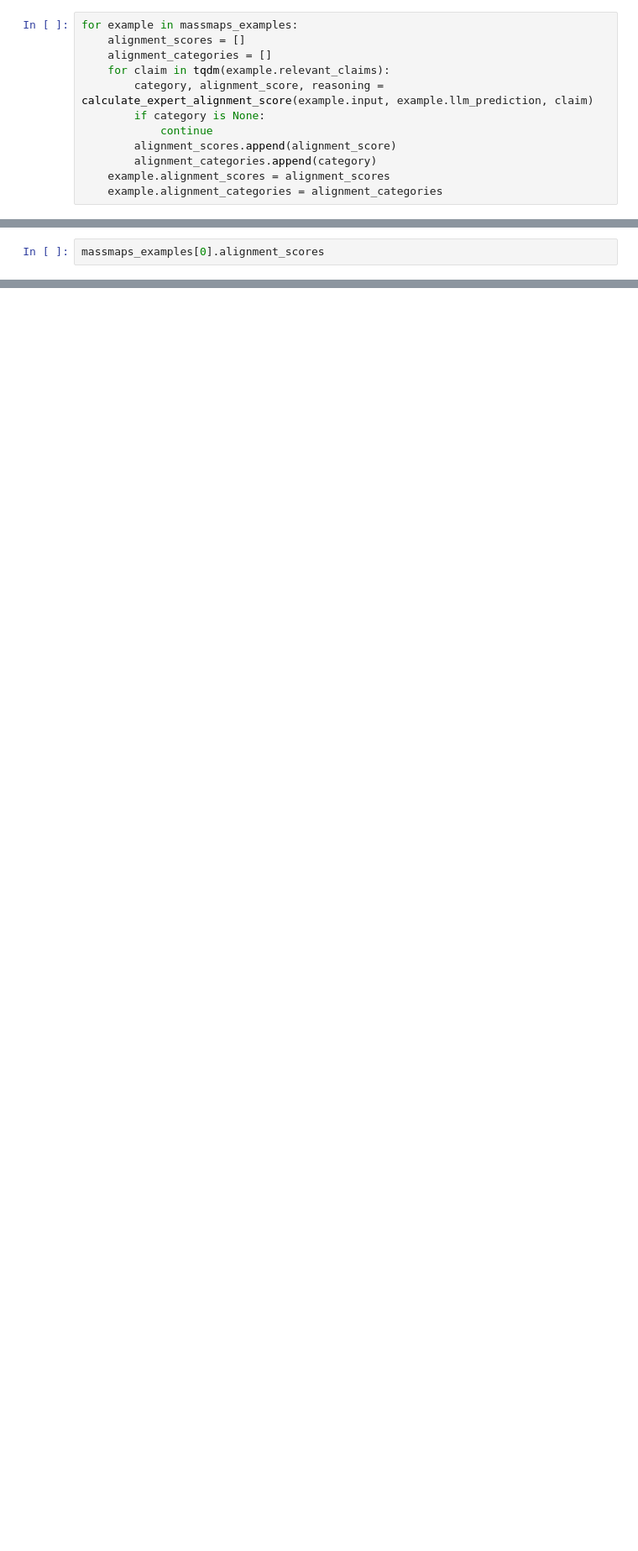
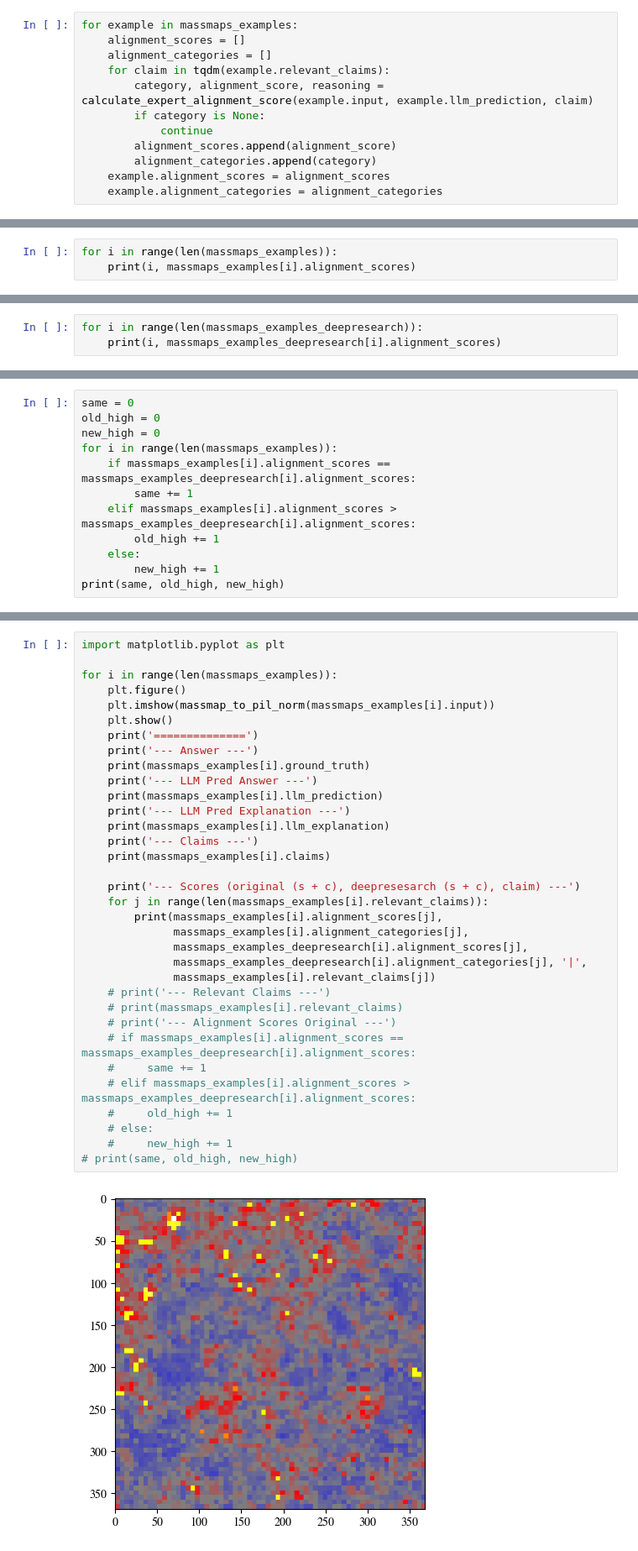
Before and after one commit to BrachioLab/FIX-2, a Jupyter notebook: notebooks/massmaps.ipynb, the cells around one changed output, grey strips where cells are left out. Shown at 84% size. Cells and saved outputs as stored; diff of their text form; blank space fills up the shorter version.

Commit message:
Update massmaps

```diff
--- a/notebooks/massmaps.ipynb
+++ b/notebooks/massmaps.ipynb
@@ -216,3 +213,4 @@ massmaps_examples[0].alignment_categories
 # %%
-massmaps_examples[0].alignment_scores
+for i in range(len(massmaps_examples)):
+    print(i, massmaps_examples[i].alignment_scores)
 # %% [output]
@@ -219,0 +335,3 @@ massmaps_examples[0].alignment_scores
+# %%
+for i in range(len(massmaps_examples_deepresearch)):
+    print(i, massmaps_examples_deepresearch[i].alignment_scores)
@@ -219,0 +366,12 @@ massmaps_examples[0].alignment_scores
+# %%
+same = 0
+old_high = 0
+new_high = 0
+for i in range(len(massmaps_examples)):
+    if massmaps_examples[i].alignment_scores == massmaps_examples_deepresearch[i].alignment_scores:
+        same += 1
+    elif massmaps_examples[i].alignment_scores > massmaps_examples_deepresearch[i].alignment_scores:
+        old_high += 1
+    else:
+        new_high += 1
+print(same, old_high, new_high)
@@ -219,0 +388,36 @@ massmaps_examples[0].alignment_scores
+# %%
+import matplotlib.pyplot as plt
+
+for i in range(len(massmaps_examples)):
+    plt.figure()
+    plt.imshow(massmap_to_pil_norm(massmaps_examples[i].input))
+    plt.show()
+    print('==============')
+    print('--- Answer ---')
+    print(massmaps_examples[i].ground_truth)
+    print('--- LLM Pred Answer ---')
+    print(massmaps_examples[i].llm_prediction)
+    print('--- LLM Pred Explanation ---')
+    print(massmaps_examples[i].llm_explanation)
+    print('--- Claims ---')
+    print(massmaps_examples[i].claims)
+
+    print('--- Scores (original (s + c), deepresesarch (s + c), claim) ---')
+    for j in range(len(massmaps_examples[i].relevant_claims)):
+        print(massmaps_examples[i].alignment_scores[j],
+              massmaps_examples[i].alignment_categories[j],
+              massmaps_examples_deepresearch[i].alignment_scores[j],
+              massmaps_examples_deepresearch[i].alignment_categories[j], '|',
+              massmaps_examples[i].relevant_claims[j])
+    # print('--- Relevant Claims ---')
+    # print(massmaps_examples[i].relevant_claims)
+    # print('--- Alignment Scores Original ---')
+    # if massmaps_examples[i].alignment_scores == massmaps_examples_deepresearch[i].alignment_scores:
+    #     same += 1
+    # elif massmaps_examples[i].alignment_scores > massmaps_examples_deepresearch[i].alignment_scores:
+    #     old_high += 1
+    # else:
+    #     new_high += 1
+# print(same, old_high, new_high)
+# %% [output]
+[figure, added]
```
Also changed, not shown: parts of 16 cells of this notebook, 1 other file.
